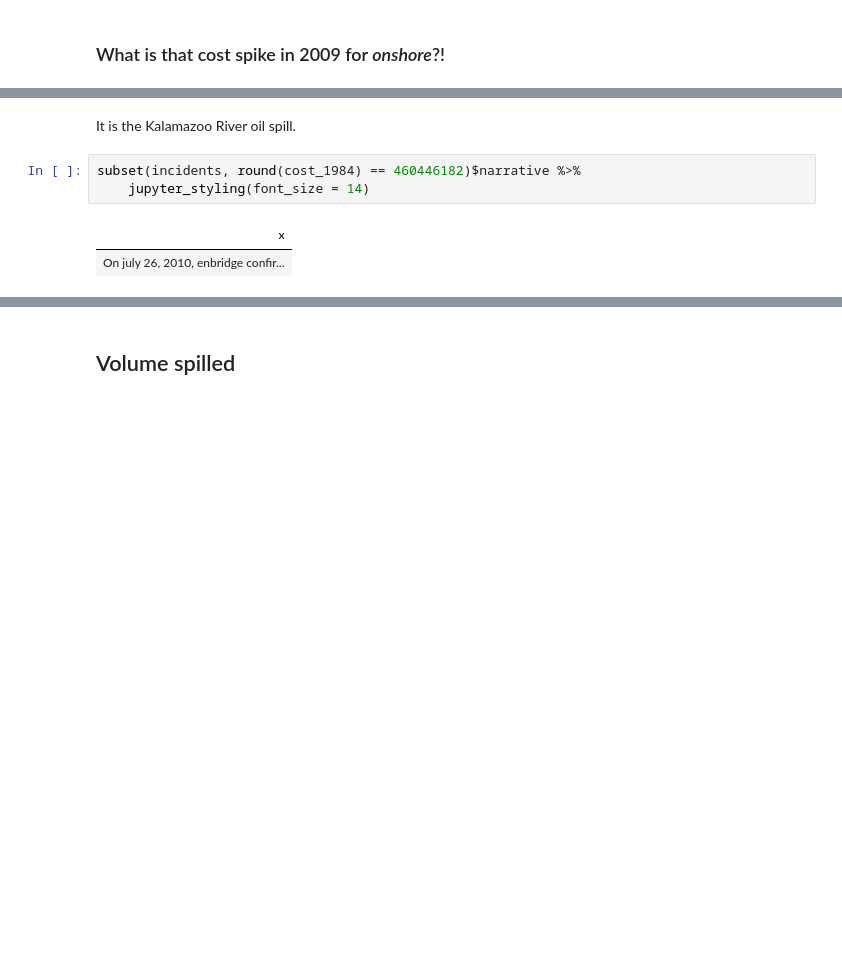
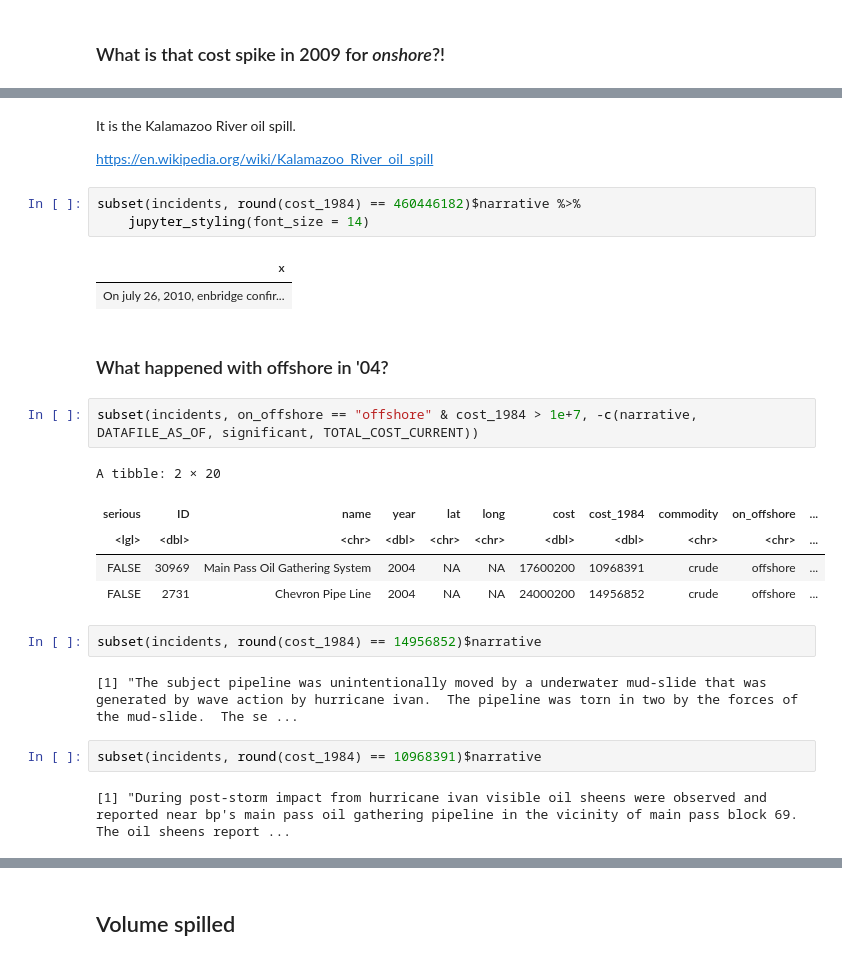
Before and after one commit to julianbarg/spills, a Jupyter notebook: presentations/rpm_2020-03-xx/rpm_2020-03-xx.ipynb, the cells around one changed output, grey strips where cells are left out. Saved outputs shown, nothing was run; the diff lists cells and outputs as text; blank space fills up the shorter version.

Commit message:
Explored the spike in damage in 2004 for offshore.

```diff
--- a/presentations/rpm_2020-03-xx/rpm_2020-03-xx.ipynb
+++ b/presentations/rpm_2020-03-xx/rpm_2020-03-xx.ipynb
@@ -111,8 +111,28 @@ A tibble: 1 × 20
 # %% [markdown]
 It is the Kalamazoo River oil spill.
+
+https://en.wikipedia.org/wiki/Kalamazoo_River_oil_spill
 # %%
 subset(incidents, round(cost_1984) == 460446182)$narrative %>%
     jupyter_styling(font_size = 14)
 # %% [output]
 | x |
 | On july 26, 2010, enbridge confir... |
+# %% [markdown]
+### What happened with offshore in '04?
+# %%
+subset(incidents, on_offshore == "offshore" & cost_1984 > 1e+7, -c(narrative, DATAFILE_AS_OF, significant, TOTAL_COST_CURRENT))
+# %% [output]
+A tibble: 2 × 20
+| serious | ID | name | year | lat | long | cost | cost_1984 | commodity | on_offshore | ... |
+| <lgl> | <dbl> | <chr> | <dbl> | <chr> | <chr> | <dbl> | <dbl> | <chr> | <chr> | ... |
+| FALSE | 30969 | Main Pass Oil Gathering System | 2004 | NA | NA | 17600200 | 10968391 | crude | offshore | ... |
+| FALSE | 2731 | Chevron Pipe Line | 2004 | NA | NA | 24000200 | 14956852 | crude | offshore | ... |
+# %%
+subset(incidents, round(cost_1984) == 14956852)$narrative
+# %% [output]
+[1] "The subject pipeline was unintentionally moved by a underwater mud-slide that was generated by wave action by hurricane ivan.  The pipeline was torn in two by the forces of the mud-slide.  The se ...
+# %%
+subset(incidents, round(cost_1984) == 10968391)$narrative
+# %% [output]
+[1] "During post-storm impact from hurricane ivan visible oil sheens were observed and reported near bp's main pass oil gathering pipeline in the vicinity of main pass block 69.  The oil sheens report ...
```
Also changed, not shown: parts of 3 cells of this notebook, 2 other files.
